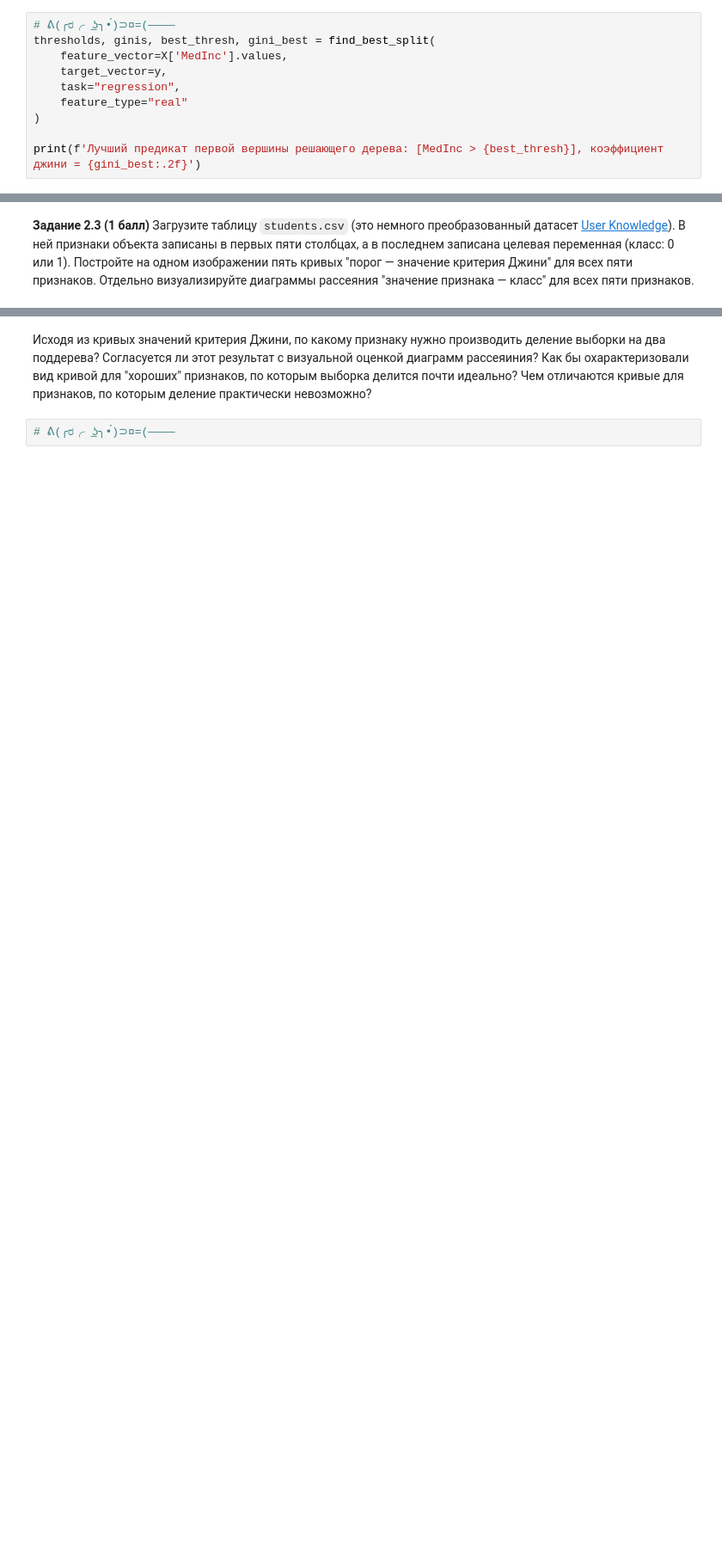
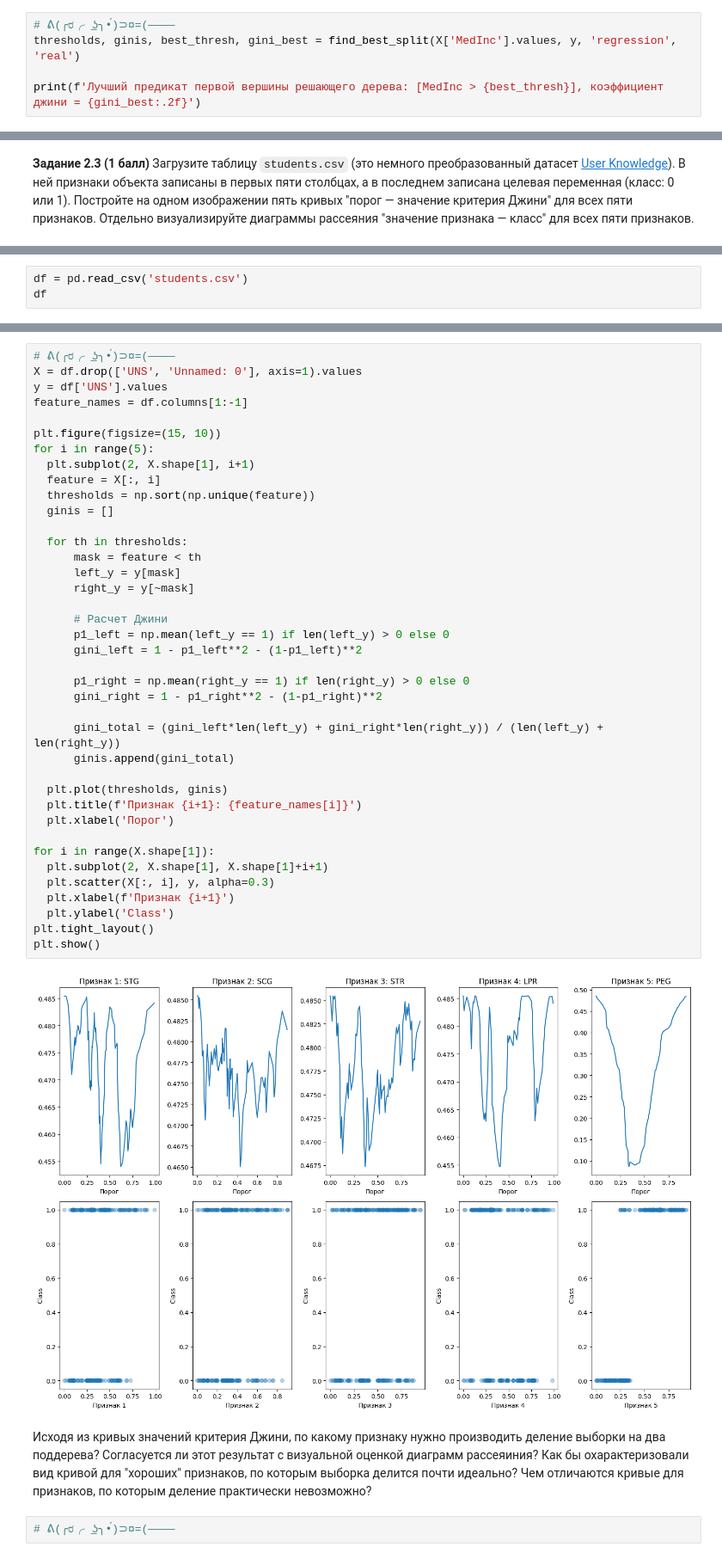
Before and after one commit to stass9966/programming-technologies, a Jupyter notebook: 2025/homeworks/hw07_trees/hw07_trees_rf.ipynb, the cells around one changed output, grey strips where cells are left out. Shown at 86% size. Cells and saved outputs as stored; diff of their text form; blank space fills up the shorter version.

```diff
--- a/2025/homeworks/hw07_trees/hw07_trees_rf.ipynb
+++ b/2025/homeworks/hw07_trees/hw07_trees_rf.ipynb
@@ -290,12 +290,7 @@ plt.grid(True)
 Найдите лучший, с вашей точки зрения, предикат первой вершины решающего дерева.
 # %%
 # ᕕ(╭ರ╭ ͟ʖ╮•́)⊃¤=(————
-thresholds, ginis, best_thresh, gini_best = find_best_split(
-    feature_vector=X['MedInc'].values,
-    target_vector=y,
-    task="regression",
-    feature_type="real"
-)
+thresholds, ginis, best_thresh, gini_best = find_best_split(X['MedInc'].values, y, 'regression', 'real')
 
 print(f'Лучший предикат первой вершины решающего дерева: [MedInc > {best_thresh}], коэффициент джини = {gini_best:.2f}')
 # %% [output]
@@ -433,0 +442,3 @@ class DecisionTree:
+# %%
+df = pd.read_csv('students.csv')
+df
@@ -434,3 +459,44 @@ class DecisionTree:
+# %%
+# ᕕ(╭ರ╭ ͟ʖ╮•́)⊃¤=(————
+X = df.drop(['UNS', 'Unnamed: 0'], axis=1).values
+y = df['UNS'].values
+feature_names = df.columns[1:-1]
+
+plt.figure(figsize=(15, 10))
+for i in range(5):
+  plt.subplot(2, X.shape[1], i+1)
+  feature = X[:, i]
+  thresholds = np.sort(np.unique(feature))
+  ginis = []
+
+  for th in thresholds:
+      mask = feature < th
+      left_y = y[mask]
+      right_y = y[~mask]
+
+      # Расчет Джини
+      p1_left = np.mean(left_y == 1) if len(left_y) > 0 else 0
+      gini_left = 1 - p1_left**2 - (1-p1_left)**2
+
+      p1_right = np.mean(right_y == 1) if len(right_y) > 0 else 0
+      gini_right = 1 - p1_right**2 - (1-p1_right)**2
+
+      gini_total = (gini_left*len(left_y) + gini_right*len(right_y)) / (len(left_y) + len(right_y))
+      ginis.append(gini_total)
+
+  plt.plot(thresholds, ginis)
+  plt.title(f'Признак {i+1}: {feature_names[i]}')
+  plt.xlabel('Порог')
+
+for i in range(X.shape[1]):
+  plt.subplot(2, X.shape[1], X.shape[1]+i+1)
+  plt.scatter(X[:, i], y, alpha=0.3)
+  plt.xlabel(f'Признак {i+1}')
+  plt.ylabel('Class')
+plt.tight_layout()
+plt.show()
+# %% [output]
+[figure, added]
 # %% [markdown]
 Исходя из кривых значений критерия Джини, по какому признаку нужно производить деление выборки на два поддерева? Согласуется ли этот результат с визуальной оценкой диаграмм рассеяиния? Как бы охарактеризовали вид кривой для "хороших" признаков, по которым выборка делится почти идеально? Чем отличаются кривые для признаков, по которым деление практически невозможно?
 # %%
```
Also changed, not shown: parts of 3 cells of this notebook.
